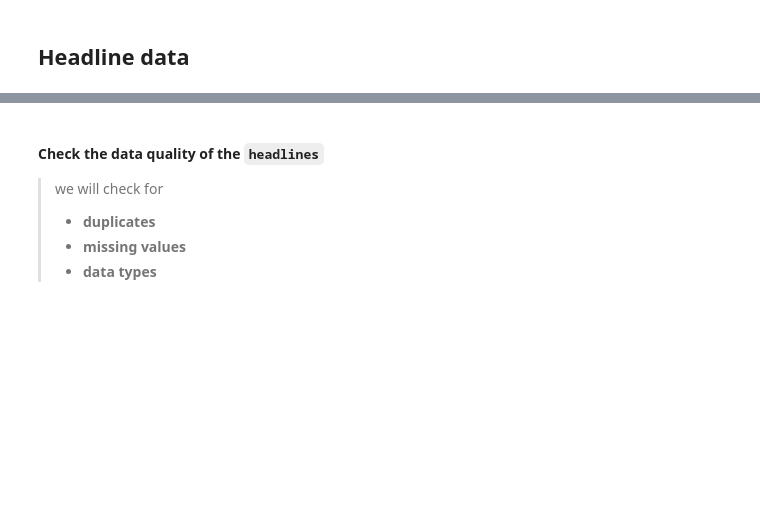
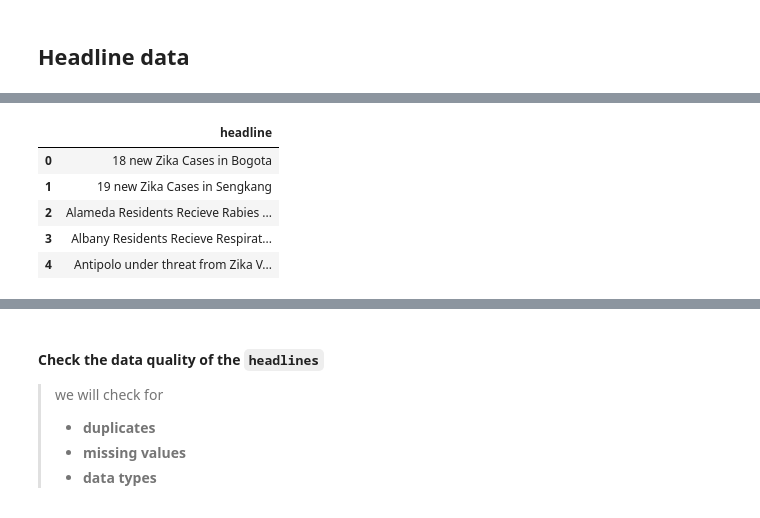
Before and after one commit to nutthawootp/Manning_liveProject, a Jupyter notebook: notebooks/Exercise_1.ipynb, the cells around one changed output, grey strips where cells are left out. Saved outputs shown, nothing was run; the diff lists cells and outputs as text; code cells hidden in the pictures; blank space fills up the shorter version.

```diff
--- a/notebooks/Exercise_1.ipynb
+++ b/notebooks/Exercise_1.ipynb
@@ -109,0 +72,20 @@ None
+# %%
+HEADLINES_FILE_PATH = r"..\data\headlines.txt"
+
+with open(HEADLINES_FILE_PATH, "r") as file:
+    headlines = file.readlines()
+
+df = pd.DataFrame([h.strip() for h in headlines], columns=["headline"])
+
+# Initial data quality checks (already present in the notebook, but now applied to df)
+df = df.sort_values(by="headline", ascending=True).reset_index(drop=True)
+
+# View first few headlines
+df.head()
+# %% [output]
+|  | headline |
+| 0 | 18 new Zika Cases in Bogota |
+| 1 | 19 new Zika Cases in Sengkang |
+| 2 | Alameda Residents Recieve Rabies ... |
+| 3 | Albany Residents Recieve Respirat... |
+| 4 | Antipolo under threat from Zika V... |
```
Also changed, not shown: parts of 19 cells of this notebook.
